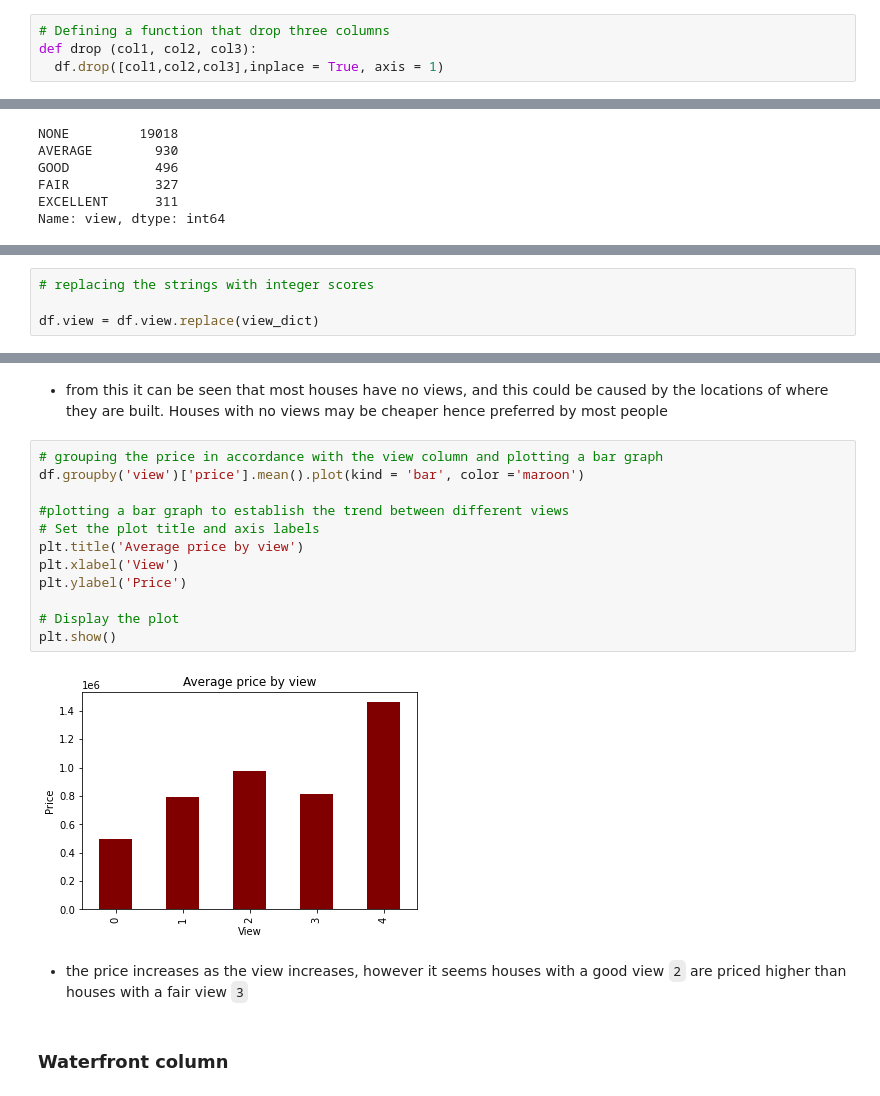
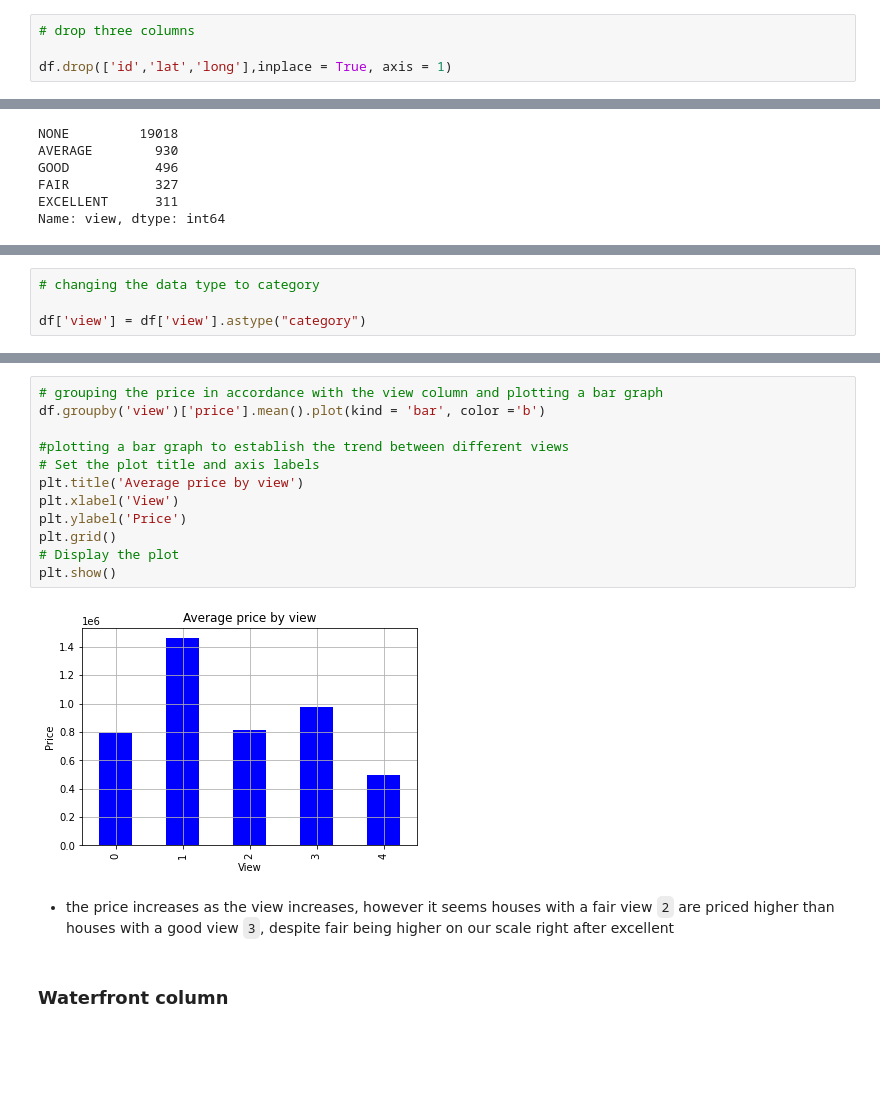
Before and after one commit to BKitainge/Phase_2_Project, a Jupyter notebook: Phase2Projectedit.ipynb, the cells around one changed output, grey strips where cells are left out. Drawn from its saved outputs; the diff is of its cells as text; blank space fills up the shorter version.

Commit message:
adding visualizations and editing columns

````diff
--- a/Phase2Projectedit.ipynb
+++ b/Phase2Projectedit.ipynb
@@ -208,4 +212,4 @@
 # %%
-# Defining a function that drop three columns
-def drop (col1, col2, col3):
-  df.drop([col1,col2,col3],inplace = True, axis = 1)
+# drop three columns
+
+df.drop(['id','lat','long'],inplace = True, axis = 1)
@@ -238,4 +252,4 @@ view_dict = {'NONE': 0,
 # %%
-# replacing the strings with integer scores
+# changing the data type to category
 
-df.view = df.view.replace(view_dict)
+df['view'] = df['view'].astype("category")
@@ -254,21 +256,19 @@ Name: view, dtype: float64
-# %% [markdown]
-* from this it can be seen that most houses have no views, and this could be caused by the locations of where they are built. Houses with no views may be cheaper hence preferred by most people
 # %%
 # grouping the price in accordance with the view column and plotting a bar graph
-df.groupby('view')['price'].mean().plot(kind = 'bar', color ='maroon')
+df.groupby('view')['price'].mean().plot(kind = 'bar', color ='b')
 
 #plotting a bar graph to establish the trend between different views
 # Set the plot title and axis labels
 plt.title('Average price by view')
 plt.xlabel('View')
 plt.ylabel('Price')
-
+plt.grid()
 # Display the plot
 plt.show()
 # %% [output]
-[figure, old version]
+[figure, new version]
 # %% [markdown]
-* the price increases as the view increases, however it seems houses with a good view ```2``` are priced higher than houses with a fair view ```3```
+* the price increases as the view increases, however it seems houses with a fair view ```2``` are priced higher than houses with a good view ```3```, despite fair being higher on our scale right after excellent
 # %% [markdown]
 ### Waterfront column
 # %% [markdown]
````
Also changed, not shown: parts of 69 cells of this notebook.
